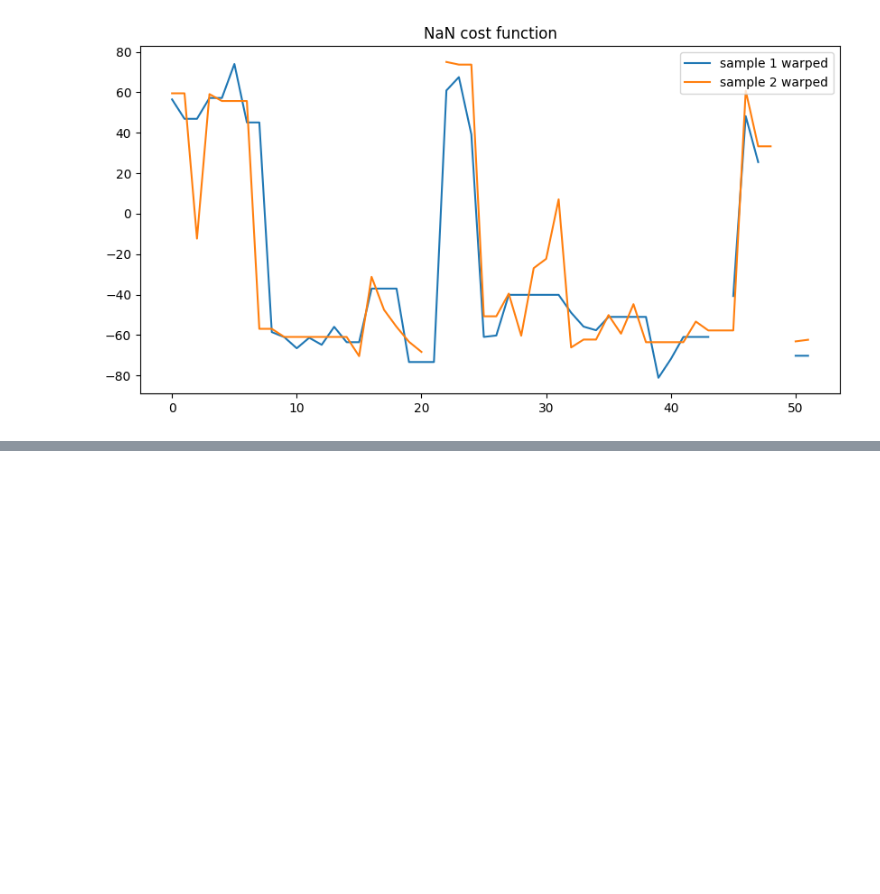
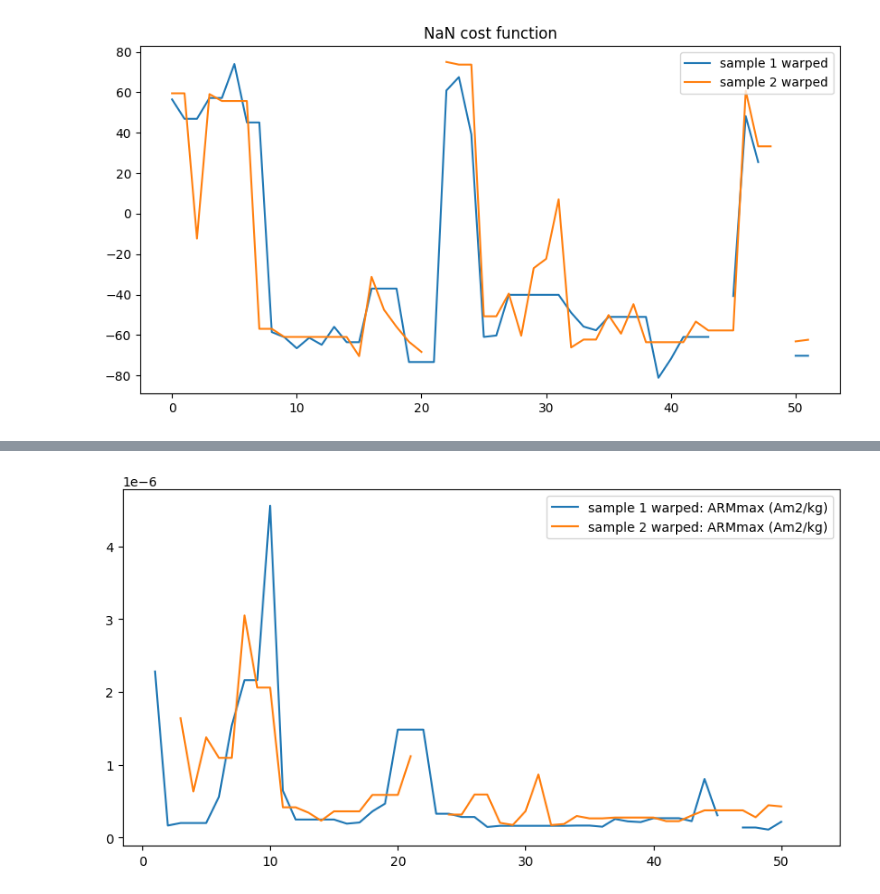
Before and after one commit to Stellaerranti/DTW-paleomag, a Jupyter notebook: DTW.ipynb, the cells around one changed output, grey strips where cells are left out. Saved outputs shown, nothing was run; the diff lists cells and outputs as text; code cells hidden in the pictures; blank space fills up the shorter version.

```diff
--- a/DTW.ipynb
+++ b/DTW.ipynb
@@ -284,0 +419,13 @@ plt.show()
+# %%
+param_name = "ARMmax (Am2/kg)"
+param_id = params.index(param_name)
+
+plt.figure(figsize=(10, 5))
+
+plt.plot(x[idx1, param_id], label=f"sample 1 warped: {param_name}")
+plt.plot(y[idx2, param_id], label=f"sample 2 warped: {param_name}")
+
+plt.legend()
+plt.show()
+# %% [output]
+[figure, added]
```
Also changed, not shown: parts of 9 cells of this notebook.
